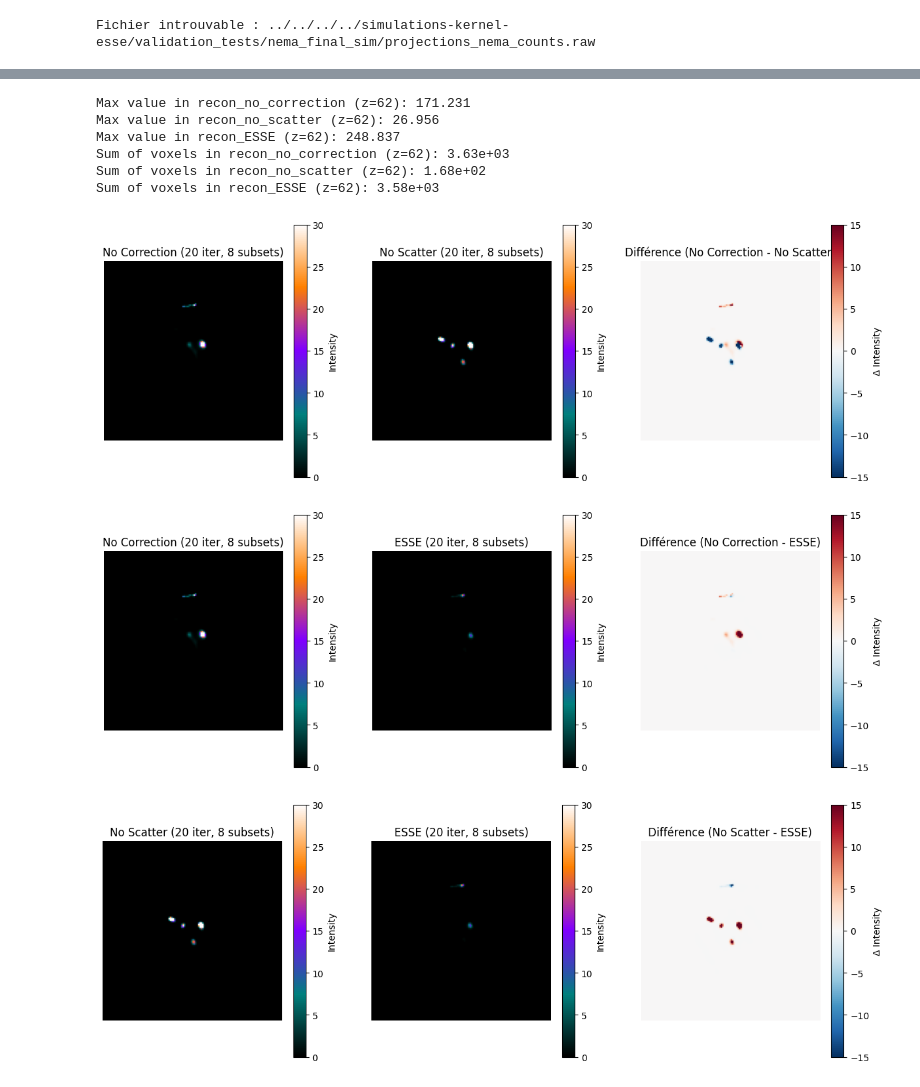
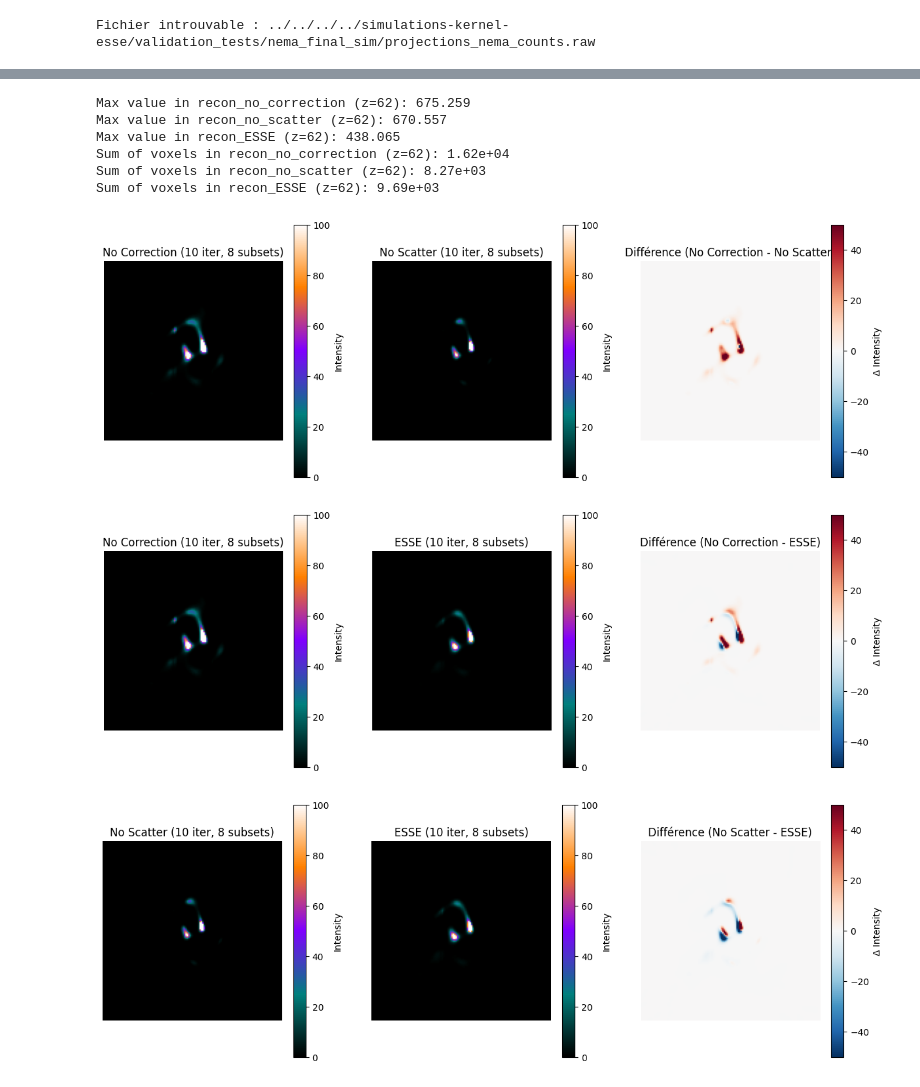
Before and after one commit to Nebulaaae/PyTomography, a Jupyter notebook: docs/source/notebooks/mc_esse_tew_comparison.ipynb, the cells around one changed output, grey strips where cells are left out. Drawn from its saved outputs; the diff is of its cells as text; code cells hidden in the pictures.

```diff
--- a/docs/source/notebooks/mc_esse_tew_comparison.ipynb
+++ b/docs/source/notebooks/mc_esse_tew_comparison.ipynb
@@ -226,7 +226,7 @@ pytomography.device = 'cpu'
 pytomography.dtype = torch.float32
 
 energy = 208.0
-nb_iter=20
+nb_iter=10
 nb_subset=8
 index_peak = 0
 photopeak_total = proj_total.to(pytomography.device)
@@ -555,5 +556,6 @@ Sum of voxels in recon_ESSE: 7.50e+04
 # %%
 slice_idx = 62
+vmax = 100
 print(f"Max value in recon_no_correction (z={slice_idx}): {recon_no_correction[:, :, slice_idx].max().item():.3f}")
 print(f"Max value in recon_no_scatter (z={slice_idx}): {recon_no_scatter[:, :, slice_idx].max().item():.3f}")
 print(f"Max value in recon_ESSE (z={slice_idx}): {recon_ESSE[:, :, slice_idx].max().item():.3f}")
@@ -562,43 +564,43 @@ print(f"Sum of voxels in recon_no_correction (z={slice_idx}): {recon_no_correcti
 print(f"Sum of voxels in recon_no_scatter (z={slice_idx}): {recon_no_scatter[:, :, slice_idx].sum().item():.2e}")
 print(f"Sum of voxels in recon_ESSE (z={slice_idx}): {recon_ESSE[:, :, slice_idx].sum().item():.2e}")
 # %% [output]
-Max value in recon_no_correction (z=62): 171.231
-Max value in recon_no_scatter (z=62): 26.956
-Max value in recon_ESSE (z=62): 248.837
-Sum of voxels in recon_no_correction (z=62): 3.63e+03
-Sum of voxels in recon_no_scatter (z=62): 1.68e+02
-Sum of voxels in recon_ESSE (z=62): 3.58e+03
+Max value in recon_no_correction (z=62): 675.259
+Max value in recon_no_scatter (z=62): 670.557
+Max value in recon_ESSE (z=62): 438.065
+Sum of voxels in recon_no_correction (z=62): 1.62e+04
+Sum of voxels in recon_no_scatter (z=62): 8.27e+03
+Sum of voxels in recon_ESSE (z=62): 9.69e+03
 # %%
 plot_comparative_spect(
     recon_no_correction,
     recon_no_scatter,
-    vmax=30,
+    vmax=vmax,
     label1="No Correction",
     label2="No Scatter",
     slice_idx=slice_idx
 )
 # %% [output]
-[figure, old version]
+[figure, new version]
 # %%
 plot_comparative_spect(
     recon_no_correction,
     recon_ESSE,
-    vmax=30,
+    vmax=vmax,
     label1="No Correction",
     label2="ESSE",
     slice_idx=slice_idx
 
 )
 # %% [output]
-[figure, old version]
+[figure, new version]
 # %%
 plot_comparative_spect(
     recon_no_scatter,
     recon_ESSE,
-    vmax=30,
+    vmax=vmax,
     label1="No Scatter",
     label2="ESSE",
     slice_idx=slice_idx
 )
 # %% [output]
-[figure, old version]
+[figure, new version]
```
Also changed, not shown: parts of 11 cells of this notebook.
